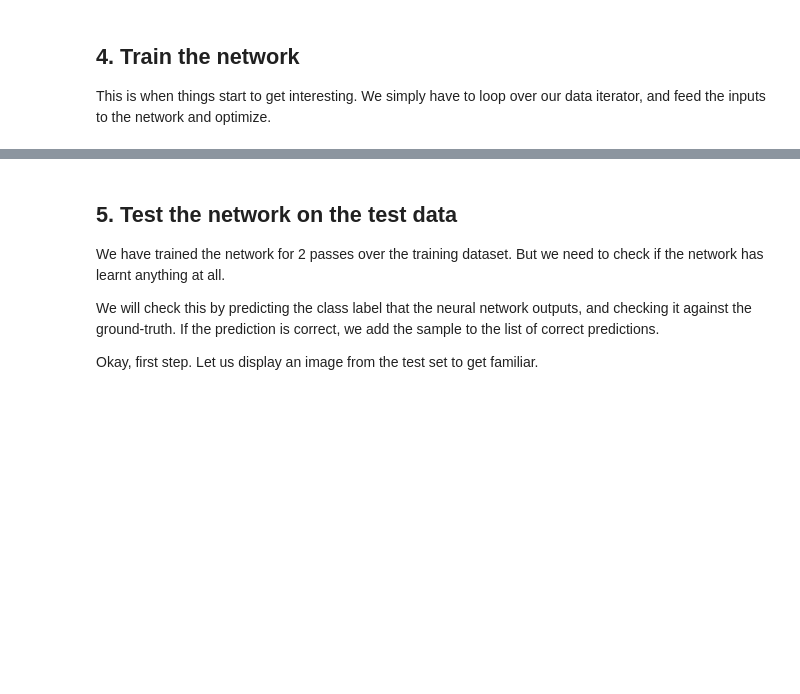
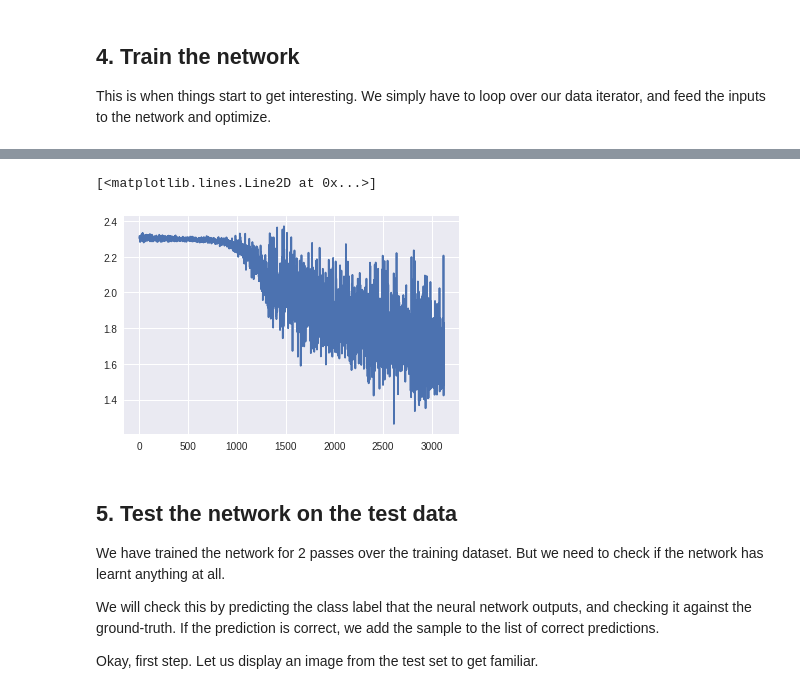
Before and after one commit to fborrasumh/intro, a Jupyter notebook: 8-EarlyStopping/EarlyStopping.ipynb, the cells around one changed output, grey strips where cells are left out. Saved outputs shown, nothing was run; the diff lists cells and outputs as text; code cells hidden in the pictures; blank space fills up the shorter version.

```diff
--- a/8-EarlyStopping/EarlyStopping.ipynb
+++ b/8-EarlyStopping/EarlyStopping.ipynb
@@ -133,12 +103,12 @@ transform = transforms.Compose(
 
 trainset = torchvision.datasets.CIFAR10(root='./data', train=True,
                                         download=True, transform=transform)
-trainloader = torch.utils.data.DataLoader(trainset, batch_size=4,
+trainloader = torch.utils.data.DataLoader(trainset, batch_size=32,
                                           shuffle=True, num_workers=2)
 
-testset = torchvision.datasets.CIFAR10(root='./data', train=False,
+devset = torchvision.datasets.CIFAR10(root='./data', train=False,
                                        download=True, transform=transform)
-testloader = torch.utils.data.DataLoader(testset, batch_size=4,
+testloader = torch.utils.data.DataLoader(devset, batch_size=32,
                                          shuffle=False, num_workers=2)
 
 classes = ('plane', 'car', 'bird', 'cat',
@@ -223,8 +189,3 @@ net2.to(device)
-# %%
-dataiter = iter(testloader)
-images, labels = dataiter.next()
-images, labels = images.to(device), labels.to(device)
-net2(images)
 # %% [markdown]
 ## 3. Define a Loss function and optimizer
 
@@ -242,7 +203,8 @@ This is when things start to get interesting.
 We simply have to loop over our data iterator, and feed the inputs to the
 network and optimize.
 # %%
-for epoch in range(2):  # loop over the dataset multiple times
+running_losses = []
+for epoch in range(50):  # loop over the dataset multiple times
 
     running_loss = 0.0
     for i, data in enumerate(trainloader, 0):
@@ -262,9 +224,11 @@ for epoch in range(2):  # loop over the dataset multiple times
 
         # print statistics
         running_loss += loss.item()
-        if i % 2000 == 1999:    # print every 2000 mini-batches
+        batch_errors.append(loss.item())
+        if i % 200 == 199:    # print every 2000 mini-batches
             print('[%d, %5d] loss: %.3f' %
                   (epoch + 1, i + 1, running_loss / 2000))
+            running_losses.append(running_loss)
             running_loss = 0.0
 
 print('Finished Training')
@@ -271,3 +256,8 @@ print('Finished Training')
+# %%
+plt.plot(batch_errors)
+# %% [output]
+[<matplotlib.lines.Line2D at 0x...>]
+[figure, added]
 # %% [markdown]
 ## 5. Test the network on the test data
 
```
Also changed, not shown: parts of 13 cells of this notebook.
